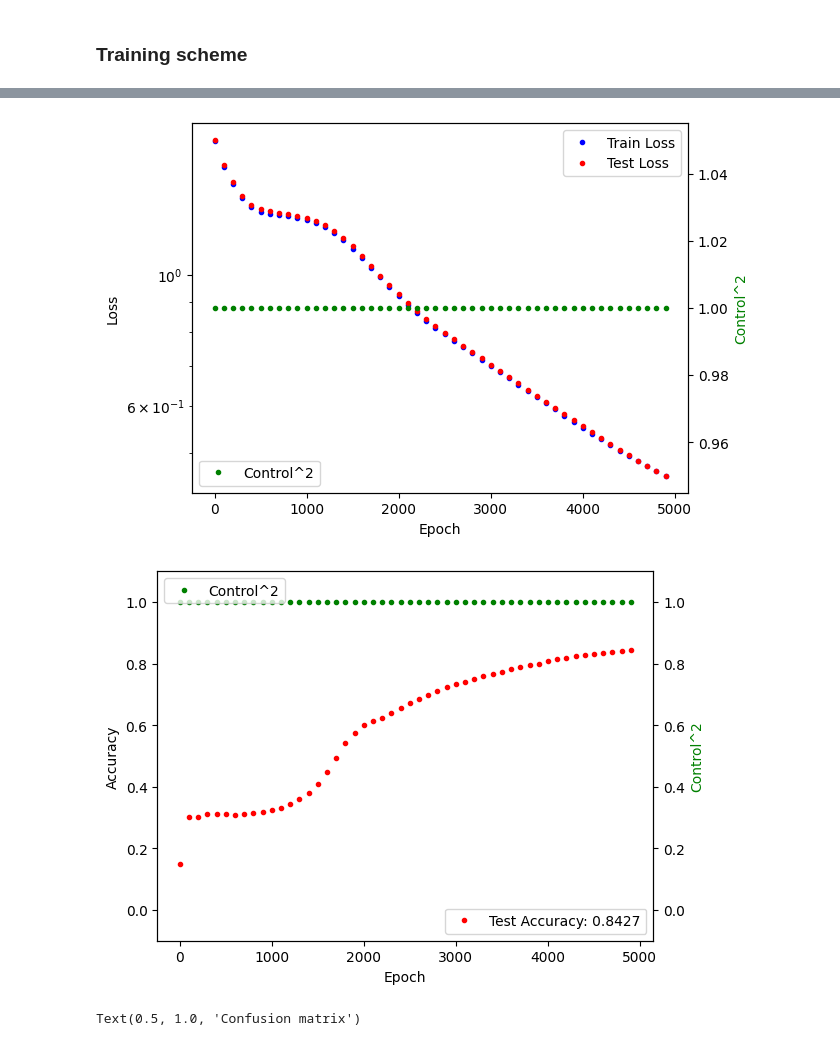
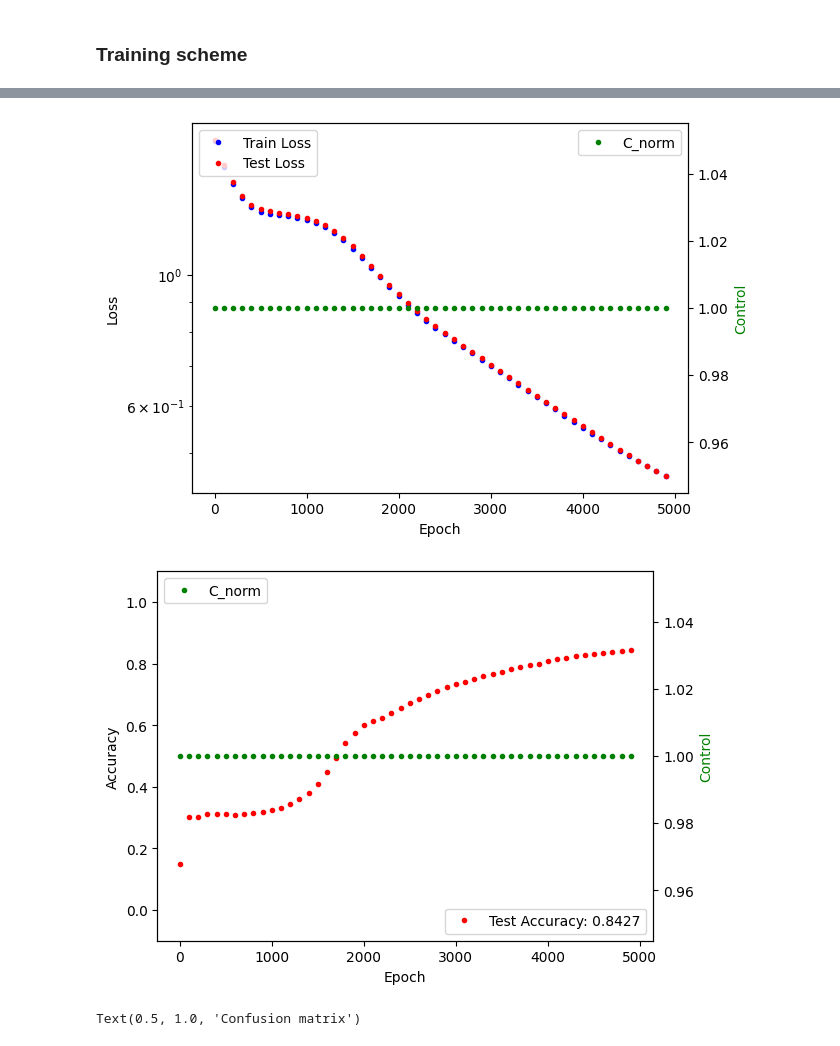
Before and after one commit to TheLedAlchemist/N3, a Jupyter notebook: nbs/spiral_static.ipynb, the cells around one changed output, grey strips where cells are left out. Cells and saved outputs as stored; diff of their text form; code cells hidden in the pictures.

```diff
--- a/nbs/spiral_static.ipynb
+++ b/nbs/spiral_static.ipynb
@@ -146,7 +146,7 @@ epoch_list = []
 test_losses = []
 test_accuracies = []
 train_losses = []
-controls2 = []
+controls = []
 base_grad_norms = []
 control_grad_norms = []
 
@@ -162,7 +162,7 @@ for epoch in range(epochs):
         test_losses.append(test_loss)
         test_accuracies.append(test_accuracy)
         train_losses.append(train_loss)
-        controls2.append(control.params.item() ** 2)
+        controls.append(control.params.item())
         control_grad_norms.append(
             grad_norm(eqx.filter_grad(compute_size_loss)(control, size_influence))
         )
@@ -170,7 +170,7 @@ for epoch in range(epochs):
             f"epoch: {epoch_list[-1]}, train_loss: {train_losses[-1]:.4e}, test_loss: {test_losses[-1]:.4e}, test_accuracy: {test_accuracies[-1]:.4f}"
         )
         print(
-            f"control2: {controls2[-1]:.4e} Control_grad_norm: {control_grad_norms[-1]:.4e}"
+            f"control2: {controls[-1]:.4e} Control_grad_norm: {control_grad_norms[-1]:.4e}"
         )
 # %% [output]
 epoch: 0, train_loss: 1.6809e+00, test_loss: 1.6894e+00, test_accuracy: 0.1477
@@ -203,36 +203,40 @@ ax1.set_yscale("log")
 
 # Creating a second y-axis to plot control gradient norms
 ax2 = ax1.twinx()
-ax2.plot(epoch_list, controls2, "g.", label="Control^2")
-ax2.set_ylabel("Control^2", color="g")
+ax2.plot(
+    epoch_list, jnp.sin((jnp.pi / 2) * jnp.array(controls)) ** 2, "g.", label="C_norm"
+)
+ax2.set_ylabel("Control", color="g")
 
-ax1.legend(loc="upper right")
-ax2.legend(loc="lower left")
+ax1.legend(loc="upper left")
+ax2.legend(loc="upper right")
 plt.show()
 # %% [output]
-[figure, old version]
+[figure, new version]
 # %%
 fig, ax1 = plt.subplots()
 
 # Plotting train and test losses
 ax1.plot(
     epoch_list, test_accuracies, "r.", label=f"Test Accuracy: {test_accuracies[-1]:.4f}"
 )
 ax1.set_xlabel("Epoch")
 ax1.set_ylabel("Accuracy", color="k")
 ax1.set_ylim(-0.1, 1.1)
 # ax1.set_xscale("log")
 
 # Creating a second y-axis to plot control gradient norms
 ax2 = ax1.twinx()
-ax2.plot(epoch_list, controls2, "g.", label="Control^2")
-ax2.set_ylabel("Control^2", color="g")
-ax2.set_ylim(-0.1, 1.1)
+ax2.plot(
+    epoch_list, jnp.sin((jnp.pi / 2) * jnp.array(controls)) ** 2, "g.", label="C_norm"
+)
+ax2.set_ylabel("Control", color="g")
+
 ax1.legend(loc="lower right")
 ax2.legend(loc="upper left")
 plt.show()
 # %% [output]
-[figure, old version]
+[figure, new version]
 # %%
 cmat = confusion_matrix(n3, control, x_test, y_test)
 
```
Also changed, not shown: 9 other files.
